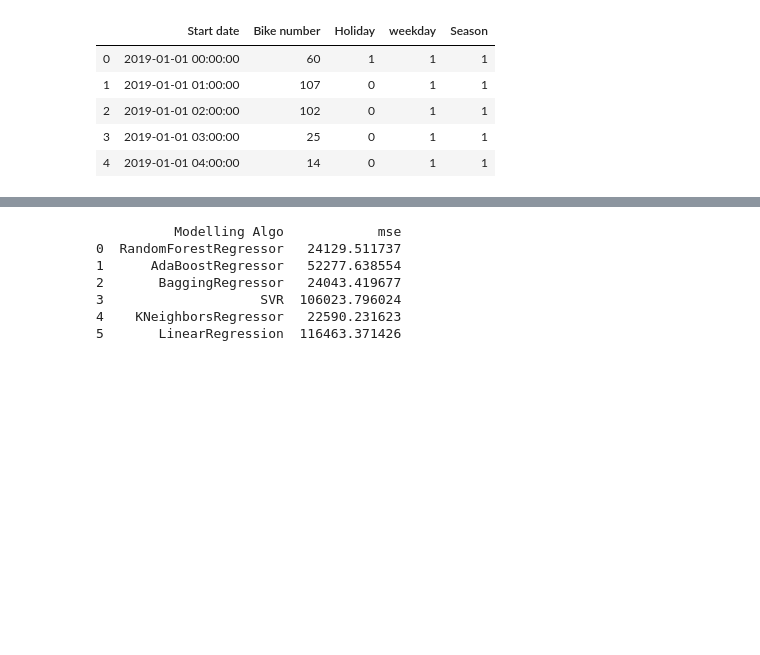
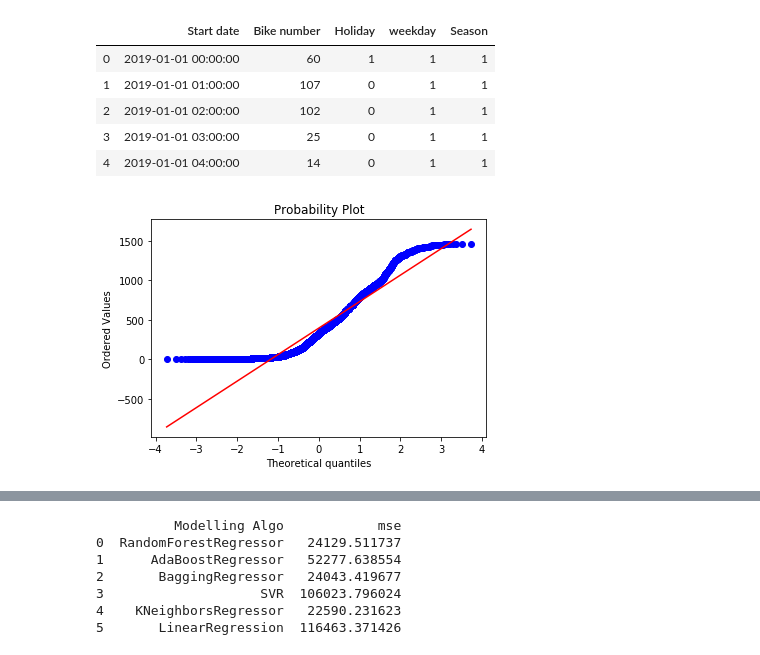
Before and after one commit to xgu1-ds/BigDataProjectB, a Jupyter notebook: projectB.ipynb, the cells around one changed output, grey strips where cells are left out. Drawn from its saved outputs; the diff is of its cells as text; code cells hidden in the pictures; blank space fills up the shorter version.

```diff
--- a/projectB.ipynb
+++ b/projectB.ipynb
@@ -341,3 +341,9 @@ dataset.head()
 | 2 | 2019-01-01 02:00:00 | 102 | 0 | 1 | 1 |
 | 3 | 2019-01-01 03:00:00 | 25 | 0 | 1 | 1 |
 | 4 | 2019-01-01 04:00:00 | 14 | 0 | 1 | 1 |
+# %%
+#Q-Q Plot
+from scipy import stats
+plt = stats.probplot(dataset['Bike number'], plot=sn.mpl.pyplot)
+# %% [output]
+[figure, added]
```
Also changed, not shown: parts of 11 cells of this notebook.
